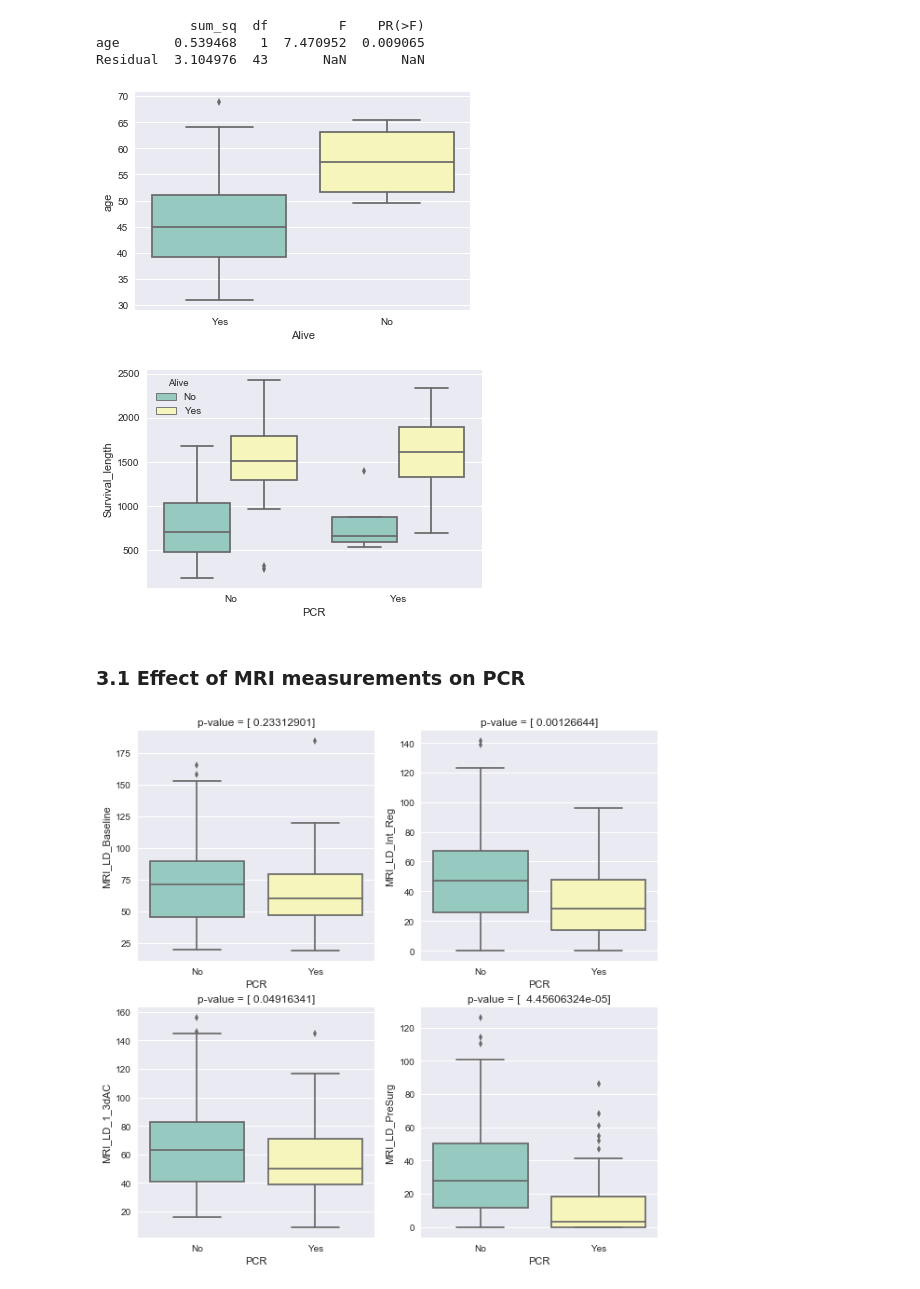
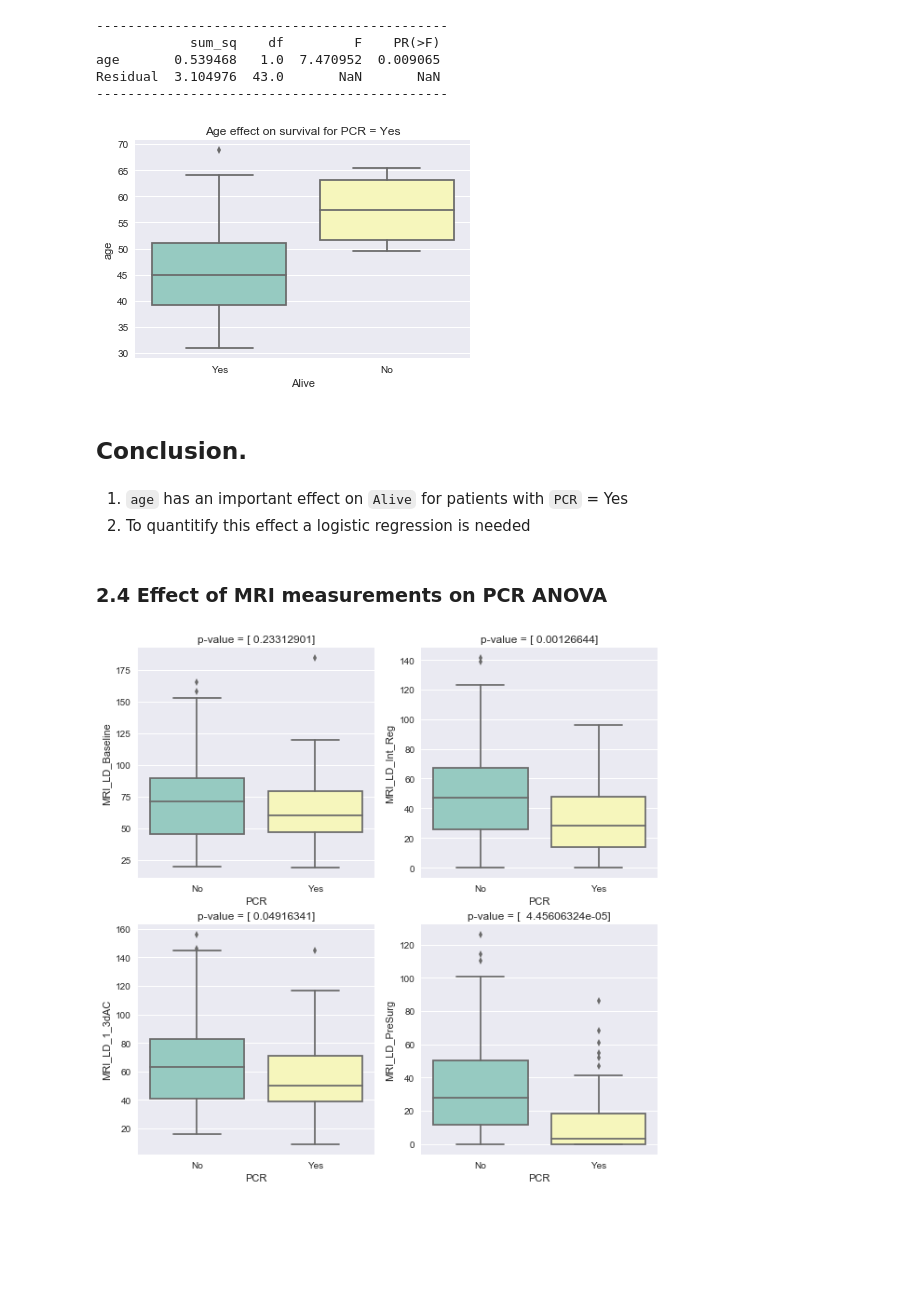
Before and after one commit to JCardenasRdz/SpringBoard, a Jupyter notebook: Projects/19-Captsone_01/2-Clinical_Inferential.ipynb, the cells around one changed output. Drawn from its saved outputs; the diff is of its cells as text; code cells hidden in the pictures; blank space fills up the shorter version.

```diff
--- a/Projects/19-Captsone_01/2-Clinical_Inferential.ipynb
+++ b/Projects/19-Captsone_01/2-Clinical_Inferential.ipynb
@@ -100,19 +109,26 @@ sns.boxplot(x= 'PCR', y='age', hue ='Alive',data=df, palette="Set3");
-# %%
-predictor= ['age']
-outcome = 'Alive'
-anova_table, OLS = inferential_statistics.linear_models(df.loc[df.PCR=='Yes',:], outcome, predictor);
-sns.boxplot(x= outcome, y=predictor[0], data=df.loc[df.PCR=='Yes',:], palette="Set3");
-# %% [output]
-            sum_sq  df         F    PR(>F)
-age       0.539468   1  7.470952  0.009065
-Residual  3.104976  43       NaN       NaN
-[figure, removed]
-# %%
-sns.boxplot(x= 'PCR', y='Survival_length', hue ='Alive',data=df, palette="Set3");
-# %% [output]
-[figure, removed]
+# %%
+# create dataframe only for patients with PCR = Yes
+Patients_with_PCR = df.loc[df.PCR=='Yes',:]
+
+# ANOVA for Alive vs Age for PCR = Yes Only
+anova_table, _ = inferential_statistics.linear_models(Patients_with_PCR, outcome, predictor);
+# visualize PCR=Yes only
+ax = sns.boxplot(x= outcome, y=predictor[0], data = Patients_with_PCR, palette="Set3");
+ax.set_title('Age effect on survival for PCR = Yes');
+# %% [output]
+---------------------------------------------
+            sum_sq    df         F    PR(>F)
+age       0.539468   1.0  7.470952  0.009065
+Residual  3.104976  43.0       NaN       NaN
+---------------------------------------------
+[figure, added]
+# %% [markdown]
+## Conclusion.
+# %% [markdown]
+1. `age` has an important effect on `Alive` for patients with `PCR` = Yes
+2. To quantitify this effect a logistic regression is needed
 # %% [markdown]
-### 3.1 Effect of MRI measurements on PCR
+### 2.4 Effect of MRI measurements on PCR ANOVA
 # %%
 R = inferential_statistics.anova_MRI('PCR', df);
 # %% [output]
```
Also changed, not shown: parts of 31 cells of this notebook, 25 other files.
